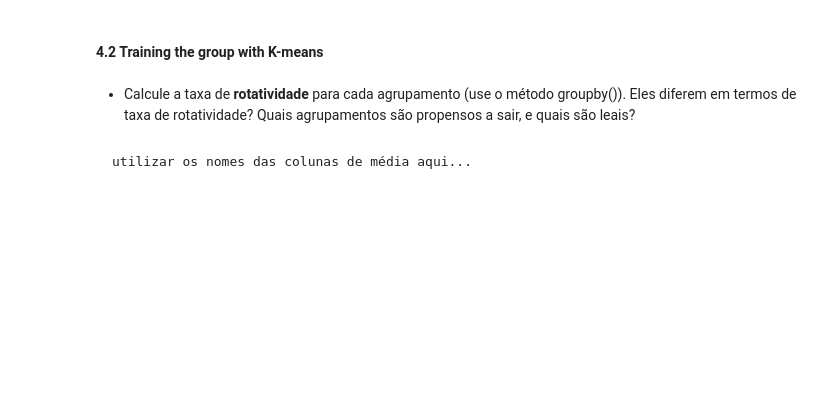
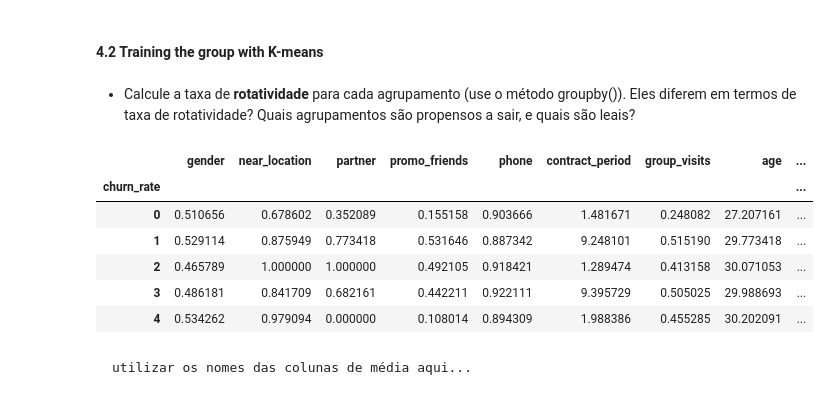
Before and after one commit to renanpan/Rotatividade_de_clientes_com_ML, a Jupyter notebook: sprint_12_project.ipynb, the cells around one changed output. Drawn from its saved outputs; the diff is of its cells as text; code cells hidden in the pictures; blank space fills up the shorter version.

```diff
--- a/sprint_12_project.ipynb
+++ b/sprint_12_project.ipynb
@@ -264,7 +285,15 @@ gym_churn[''] = labels
 - Calcule a taxa de <b>rotatividade</b> para cada agrupamento (use o método groupby()). Eles diferem em termos de taxa de rotatividade? Quais agrupamentos são propensos a sair, e quais são leais?
 # %%
 #obtaining the statistics of mean values of the charcteristics per cluster
-gym_churn.groupby(['']).mean() #aqui vai o mesmo nome da coluna colocado anteriormente
+gym_churn.groupby(['churn_rate']).mean() #aqui vai o mesmo nome da coluna colocado anteriormente
+# %% [output]
+|  | gender | near_location | partner | promo_friends | phone | contract_period | group_visits | age | ... |
+| churn_rate |  |  |  |  |  |  |  |  | ... |
+| 0 | 0.510656 | 0.678602 | 0.352089 | 0.155158 | 0.903666 | 1.481671 | 0.248082 | 27.207161 | ... |
+| 1 | 0.529114 | 0.875949 | 0.773418 | 0.531646 | 0.887342 | 9.248101 | 0.515190 | 29.773418 | ... |
+| 2 | 0.465789 | 1.000000 | 1.000000 | 0.492105 | 0.918421 | 1.289474 | 0.413158 | 30.071053 | ... |
+| 3 | 0.486181 | 0.841709 | 0.682161 | 0.442211 | 0.922111 | 9.395729 | 0.505025 | 29.988693 | ... |
+| 4 | 0.534262 | 0.979094 | 0.000000 | 0.108014 | 0.894309 | 1.988386 | 0.455285 | 30.202091 | ... |
 # %% [markdown]
     utilizar os nomes das colunas de média aqui...
 # %%
```
Also changed, not shown: parts of 18 cells of this notebook.
